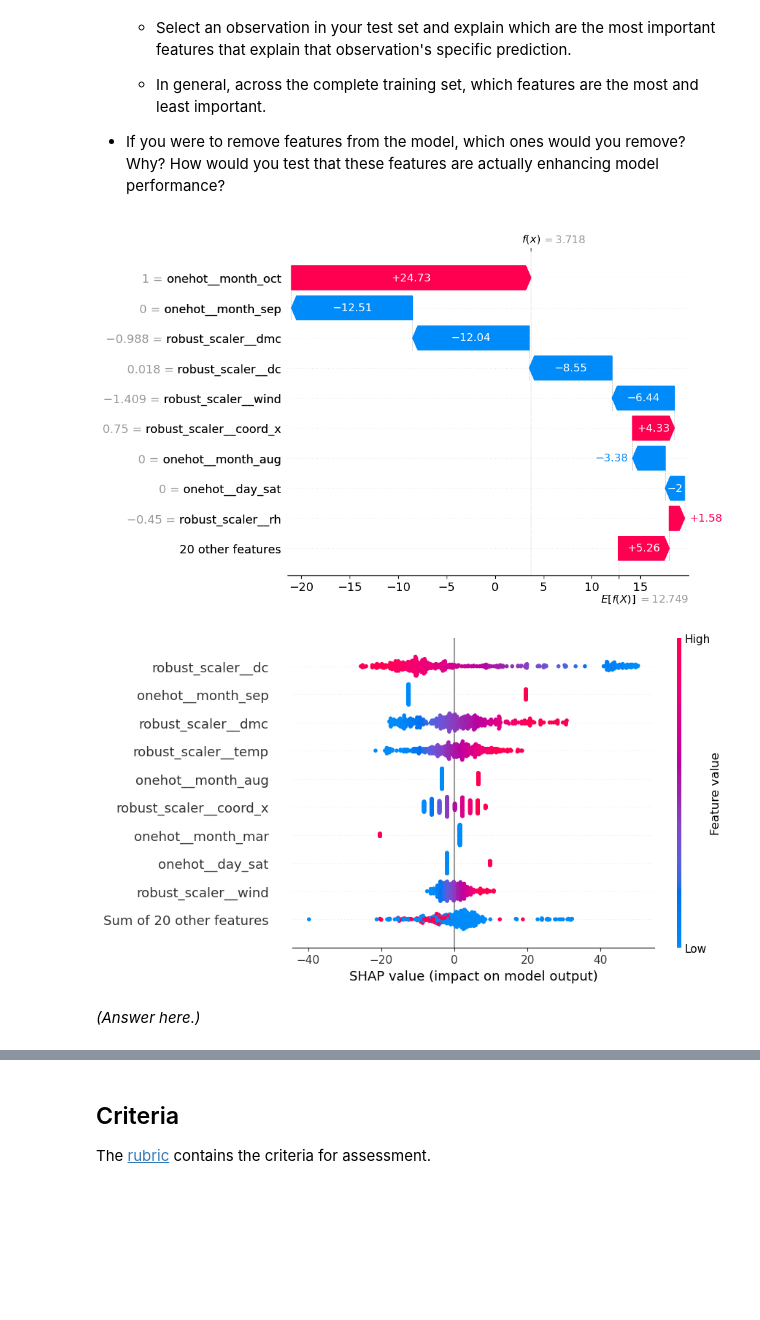
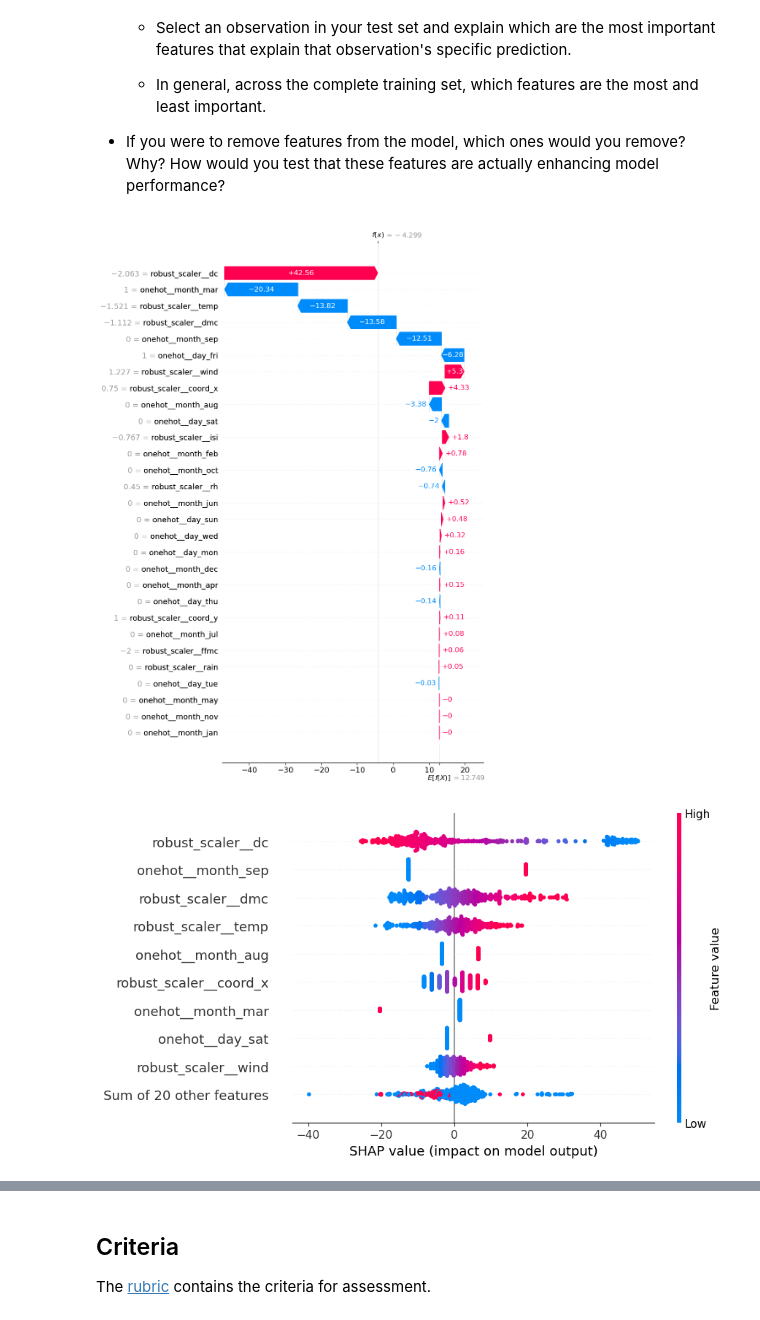
Before and after one commit to drop2jyoti/production, a Jupyter notebook: 02_activities/assignments/assignment_3.ipynb, the cells around one changed output, grey strips where cells are left out. Drawn from its saved outputs; the diff is of its cells as text; code cells hidden in the pictures; blank space fills up the shorter version.

Commit message:
Added answers to SHAP explanability

```diff
--- a/02_activities/assignments/assignment_3.ipynb
+++ b/02_activities/assignments/assignment_3.ipynb
@@ -421,38 +421,28 @@ with open(file_path, 'wb') as f:
 
 + If you were to remove features from the model, which ones would you remove? Why? How would you test that these features are actually enhancing model performance?
 # %%
-# Access the best estimator (the actual model) from GridSearchCV
+
 import shap
 import shap.explainers
-import numpy as np
-best_model = pipeline_A
-best_model.fit(X,Y)
 
-data_transform=best_model.named_steps['preproc'].transform(X)
+pipeline_A.fit(X,Y)
+data_transform=pipeline_A.named_steps['preproc'].transform(X)
 
-best_model_only =best_model.named_steps['regressor']
+regressor_model =pipeline_A.named_steps['regressor']
 
-# Apply the transformations to X_train
-#X_train_transformed = preproc1.fit_transform(data_transform)
-# Get feature names after transformation
-feature_names = best_model.named_steps['preproc'].get_feature_names_out()
+# # Get feature names after transformation
+feature_names = pipeline_A.named_steps['preproc'].get_feature_names_out()
 
-# Convert the transformed data back to a DataFrame
-#X_train_transformed_df = pd.DataFrame(X_train_transformed, columns=feature_names)
+explainer = shap.explainers.Linear(
+    regressor_model,
+    data_transform,
+    feature_names = feature_names)
 
-df=pd.DataFrame(data_transform,columns=feature_names)
-# Use a sample of the training data as the masker
-masker = shap.maskers.Independent(df)
-
-# Initialize SHAP LinearExplainer with the best model and masker
-explainer = shap.explainers.Linear(best_model_only,feature_names=feature_names,masker=masker)
-
-shap_values=explainer(data_transform)
-
-shap.plots.waterfall(shap_values[1])
-shap.plots.beeswarm(shap_values)
+shap_values = explainer(data_transform)
+shap.plots.waterfall(shap_values[0],max_display=30, show=True)
 # %% [output]
-[figure, old version]
+[figure, new version]
-[figure, removed]
-# %% [markdown]
-*(Answer here.)*
+# %%
+shap.plots.beeswarm(shap_values)
+# %% [output]
+[figure, added]
```
Also changed, not shown: parts of 5 cells of this notebook.
